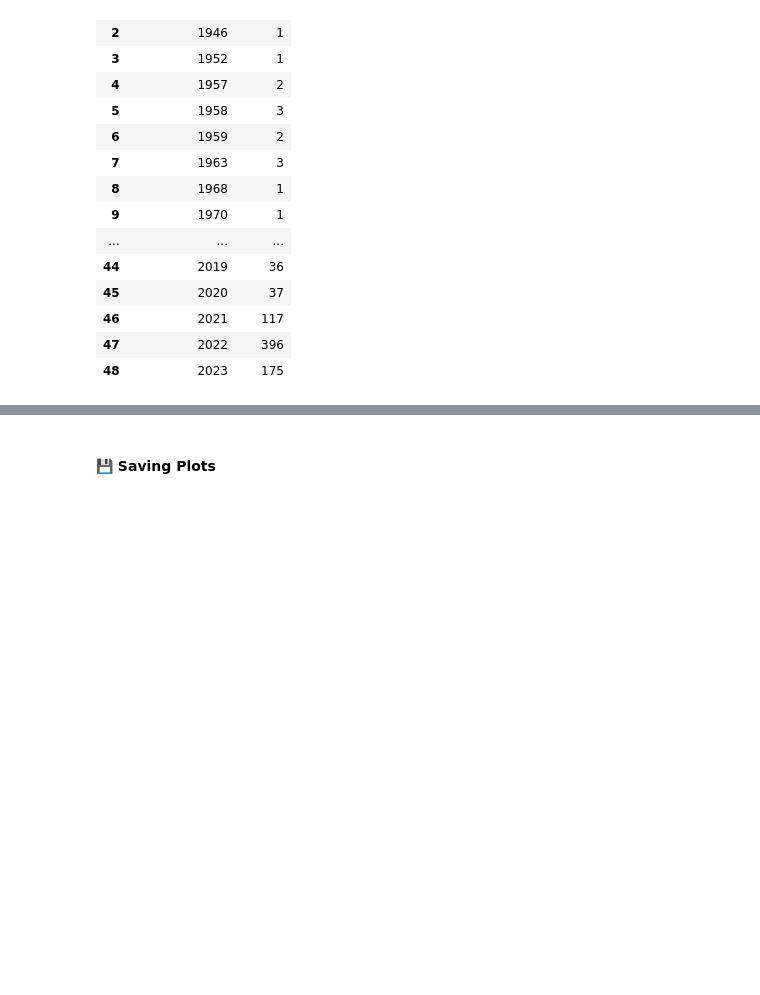
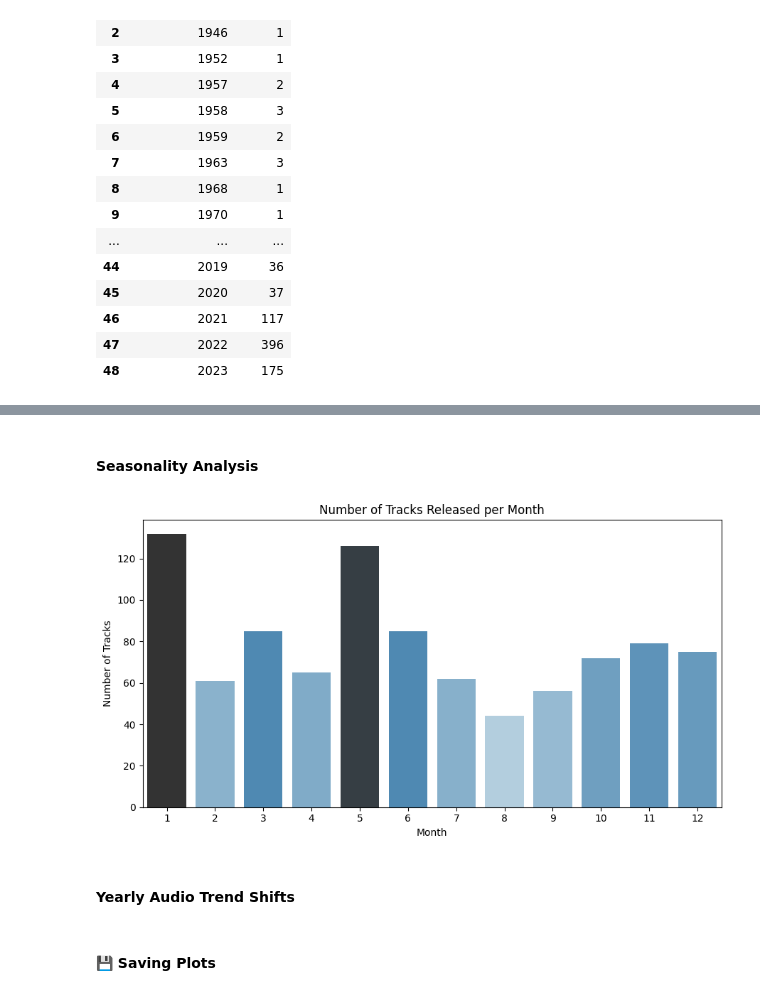
Before and after one commit to smartestnerdfromtown/Data-Analytics-Projects, a Jupyter notebook: Most Streamed Spotify Songs 2023/spotify_analysis.ipynb, the cells around one changed output, grey strips where cells are left out. Cells and saved outputs as stored; diff of their text form; code cells hidden in the pictures; blank space fills up the shorter version.

Commit message:
Seasonality

```diff
--- a/Most Streamed Spotify Songs 2023/spotify_analysis.ipynb
+++ b/Most Streamed Spotify Songs 2023/spotify_analysis.ipynb
@@ -681,3 +680,44 @@ Saved figure as: figures/tracks_released_per_year.png
+# %% [markdown]
+#### Seasonality Analysis
+# %%
+seasons_tracks = (
+    df
+    .groupby(by="released_month")
+    .agg(tracks=("track_name", "count"))
+    .sort_values("released_month")
+)
+
+seasons_streams = (
+    df
+    .groupby(by="released_month")
+    .agg(streams=("streams", "mean"))
+    .sort_values("released_month")
+)
+# %%
+title = "Number of Tracks Released per Month"
+
+plt.figure(figsize=(9, 5))
+sns.barplot(
+    data=seasons_tracks,
+    x="released_month",
+    y="tracks",
+    palette="Blues_d",
+    hue="tracks",
+    legend=None
+)
+
+plt.xlabel("Month")
+plt.ylabel("Number of Tracks")
+plt.title(title)
+plt.tight_layout()
+
+filename = "figures/tracks_per_month.png"
+plt.savefig(filename, dpi=300, bbox_inches="tight")
+plt.show()
+# %% [output]
+[figure, added]
+# %% [markdown]
+#### Yearly Audio Trend Shifts
 # %% [markdown]
 #### 💾 Saving Plots
 # %%
```
Also changed, not shown: parts of 2 cells of this notebook, 4 other files.
